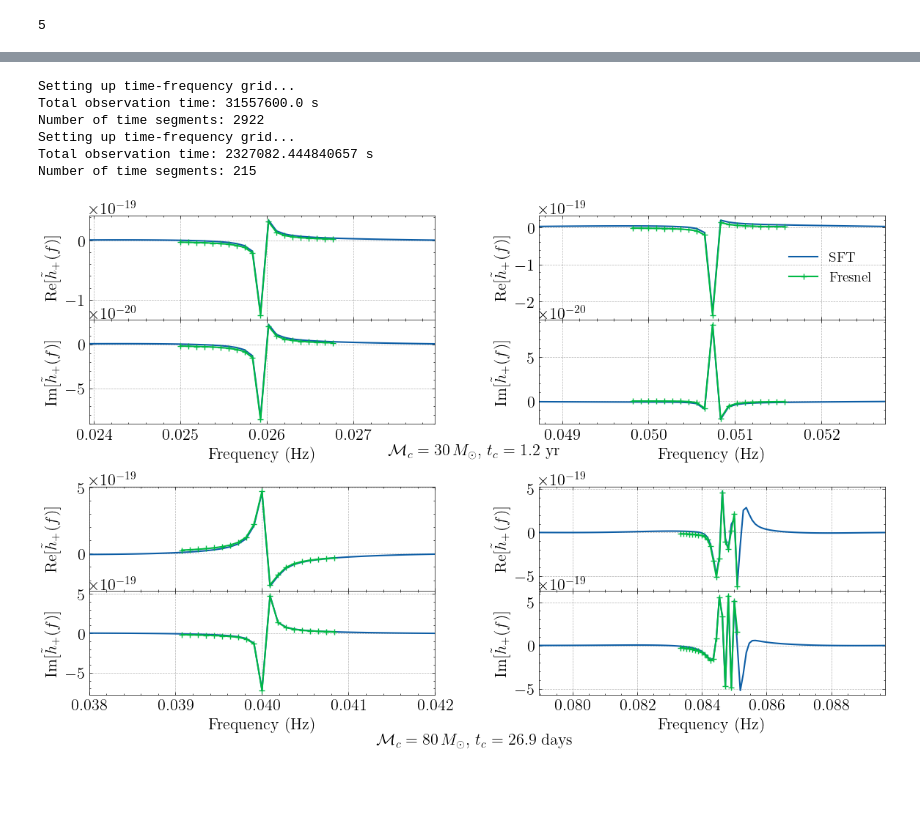
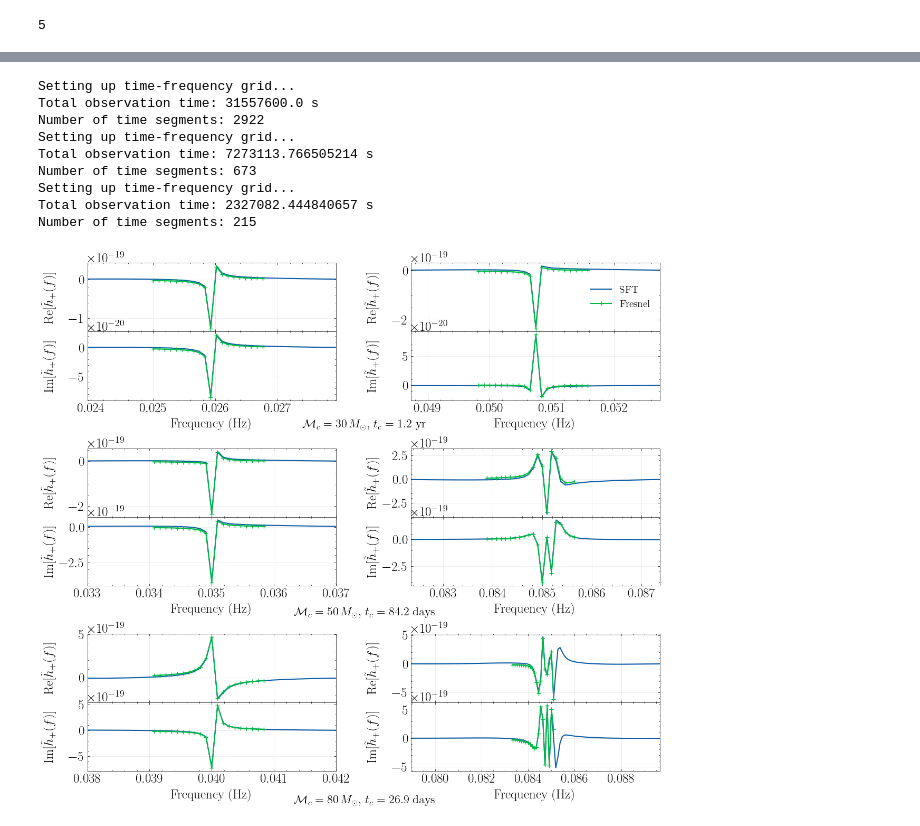
Before and after one commit to dig07/Yorsh-End-to-end-search, a Jupyter notebook: Fig.7/Validity_of_fresnel.ipynb, the cells around one changed output, grey strips where cells are left out. Saved outputs shown, nothing was run; the diff lists cells and outputs as text; code cells hidden in the pictures; blank space fills up the shorter version.

```diff
--- a/Fig.7/Validity_of_fresnel.ipynb
+++ b/Fig.7/Validity_of_fresnel.ipynb
@@ -5,7 +5,7 @@ import scipy
 import scienceplots
 import matplotlib
 plt.style.use(['science'])
-matplotlib.rcParams['font.size'] = 30
+matplotlib.rcParams['font.size'] = 18
 # %%
 # Constants
 
@@ -440,36 +440,43 @@ array([4.62962963e-05, 9.25925926e-05, 1.38888889e-04, ...,
 
 # ============================================================
 # Row 1: Slowly evolving  (Mc=30 Msun, tc=1.2 yr, Tobs=1 yr)
-# Row 2: Rapidly evolving (Mc=80 Msun, f0=0.04 Hz (derived tc))
+# Row 2: Intermediate      (Mc=50 Msun, f0=0.035 Hz)
+# Row 3: Rapidly evolving (Mc=80 Msun, f0=0.04 Hz (derived tc))
 # Col 1: First segment | Col 2: Leaving-band segment
 # ============================================================
 
 from matplotlib.gridspec import GridSpec, GridSpecFromSubplotSpec
 
-fig = plt.figure(figsize=(14, 8.5))
-# Outer grid: 2 rows (one per source) with gap between them
-outer_gs = GridSpec(2, 1, figure=fig, hspace=0.3)
+fig = plt.figure(figsize=(14, 12.5))
+# Outer grid: 3 rows (one per source) with gap between them
+outer_gs = GridSpec(3, 1, figure=fig, hspace=0.35)
 
 # Inner grids: 2 rows each (Re + Im) with no gap
 inner_gs = []
-for i in range(2):
+for i in range(3):
     igs = GridSpecFromSubplotSpec(2, 2, subplot_spec=outer_gs[i], hspace=0.0, wspace=0.3)
     inner_gs.append(igs)
 
 dT_seg = 3 * 60 * 60   # 3-hour SFT segments
 dt_s   = 5              # 5 s sampling cadence
 
-# Case 2: Mc=80 Msun starting at f0=0.05 Hz
-# Compute time to merger from f0=0.05 Hz
-Mc_case2 = 80 * M_sun
-f0_case2 = 0.04  # Hz
-tc_case2 = time_to_merger(Mc_case2, f0_case2)  # seconds from f0 to merger
+# Case 2: Mc=50 Msun starting at f0=0.035 Hz
+Mc_case2 = 50 * M_sun
+f0_case2 = 0.035  # Hz
+tc_case2 = time_to_merger(Mc_case2, f0_case2)
+
+# Case 3: Mc=80 Msun starting at f0=0.04 Hz
+Mc_case3 = 80 * M_sun
+f0_case3 = 0.04  # Hz
+tc_case3 = time_to_merger(Mc_case3, f0_case3)
 
 configs = [
     {"label": r"$\mathcal{M}_c=30\,M_\odot$, $\tau_c=1.2$ yr",
      "Mc": 30 * M_sun, "tc_s": 1.2 * YRSID_SI},
-    {"label": r"$\mathcal{M}_c=80\,M_\odot$, $f_0=0.05$ Hz",
-     "Mc": 80 * M_sun, "tc_s": tc_case2},
+    {"label": r"$\mathcal{M}_c=50\,M_\odot$, $f_0=0.035$ Hz",
+     "Mc": 50 * M_sun, "tc_s": tc_case2},
+    {"label": r"$\mathcal{M}_c=80\,M_\odot$, $f_0=0.04$ Hz",
+     "Mc": 80 * M_sun, "tc_s": tc_case3},
 ]
 
 # Store all axes for label alignment
@@ -518,7 +525,7 @@ for ci, cfg in enumerate(configs):
         f0          = freq(Mc_v, tc_v, t0)
         fd0         = f_dot(Mc_v, tc_v, t0)
         df_sweep    = fd0 * dT_seg
-        nbins_swept = fd0 * dT_seg**2 # fdot*dT = change in frequency then change_frequency/frequency space = number of bins swept
+        nbins_swept = fd0 * dT_seg**2 # fdT = amount of frequency swept, multply this by 1/dT to find out the number of frequency bins.
 
         # ---- Create subplot pair (Re on top, Im on bottom) ----
         ax_re = fig.add_subplot(inner_gs[ci][0, si])   # Real part
@@ -559,38 +566,45 @@ for ci, cfg in enumerate(configs):
         ax_re.grid(alpha=0.3)
 
         # Plot Imaginary parts
         ax_im.plot(fg, np.imag(h_sft)[1:], "C0", lw=1.5, ls="-", label="SFT")
         ax_im.plot(ffr, np.imag(hfr), "C1", lw=1.5, ls="-", label="Fresnel",marker='+')
         ax_im.set_xlim(xlim_min, xlim_max)
         ax_im.set_xlabel("Frequency (Hz)")
         ax_im.set_ylabel(r"$\mathrm{Im}[\tilde{h}_+(f)]$")
         ax_im.grid(alpha=0.3)
 
         # Only show legend on top-right Re panel
         if ci == 0 and si == 1:
             ax_re.legend(fontsize=14, loc='center right')
 
-# Align y-axis labels
-fig.align_ylabels(all_re_axes)
-fig.align_ylabels(all_im_axes)
+# Align y-axis labels across all axes
+fig.align_ylabels(all_re_axes + all_im_axes)
 
 # Add text annotations for each binary
-# First source
-fig.text(0.5, 0.495, r'$\mathcal{M}_c = 30\,M_\odot$, $t_c = 1.2$ yr',
+# First source (moved down slightly to avoid overlap)
+fig.text(0.5, 0.63, r'$\mathcal{M}_c = 30\,M_\odot$, $t_c = 1.2$ yr',
          ha='center', fontsize=16, transform=fig.transFigure)
 
-# Second source
+# Second source (middle)
 tc_case2_days = tc_case2 / (24 * 3600)
-fig.text(0.5, 0.03, rf'$\mathcal{{M}}_c = 80\,M_\odot$, $t_c = {tc_case2_days:.1f}$ days',
+fig.text(0.5, 0.345, rf'$\mathcal{{M}}_c = 50\,M_\odot$, $t_c = {tc_case2_days:.1f}$ days',
+         ha='center', fontsize=16, transform=fig.transFigure)
+
+# Third source (moved up slightly)
+tc_case3_days = tc_case3 / (24 * 3600)
+fig.text(0.5, 0.06, rf'$\mathcal{{M}}_c = 80\,M_\odot$, $t_c = {tc_case3_days:.1f}$ days',
          ha='center', fontsize=16, transform=fig.transFigure)
 
 plt.savefig('Validity_of_fresnel.pdf')
 plt.show()
 # %% [output]
 Setting up time-frequency grid...
 Total observation time: 31557600.0 s
 Number of time segments: 2922
 Setting up time-frequency grid...
+Total observation time: 7273113.766505214 s
+Number of time segments: 673
+Setting up time-frequency grid...
 Total observation time: 2327082.444840657 s
 Number of time segments: 215
-[figure, old version]
+[figure, new version]
```
Also changed, not shown: parts of 9 cells of this notebook, 1 other file.
